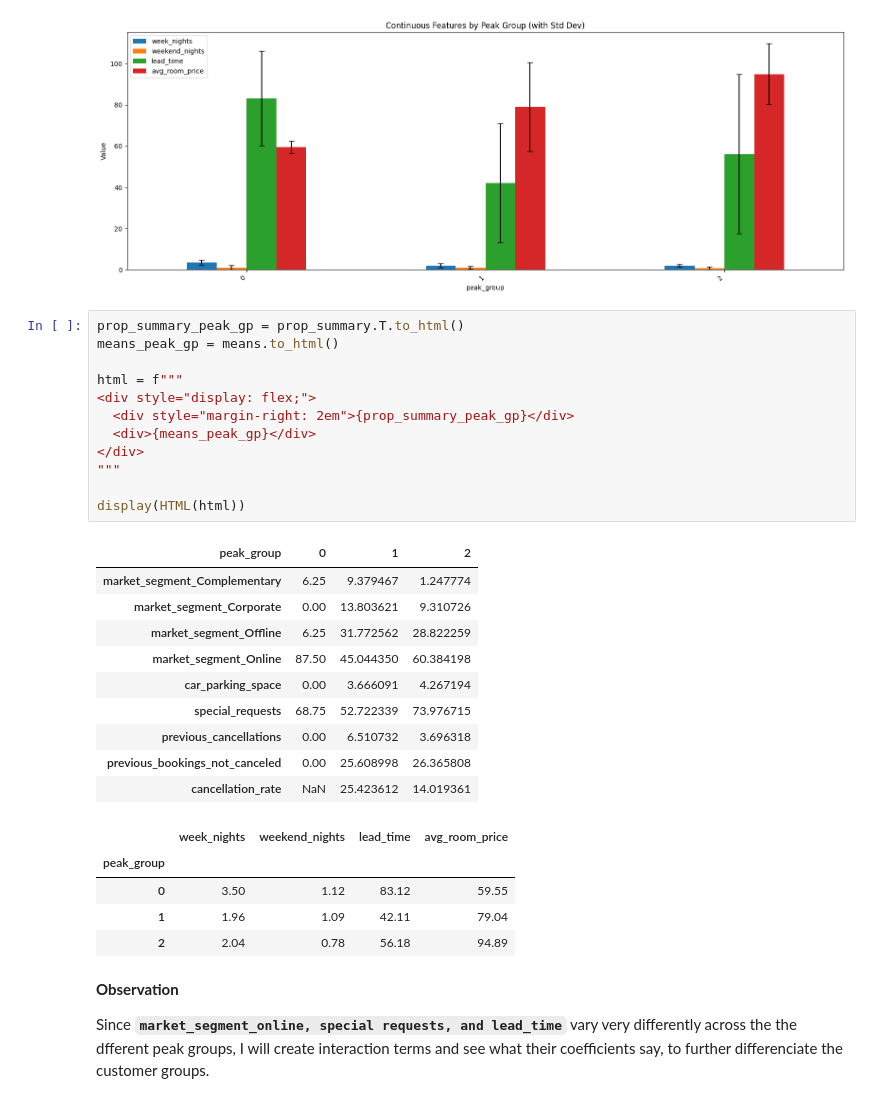
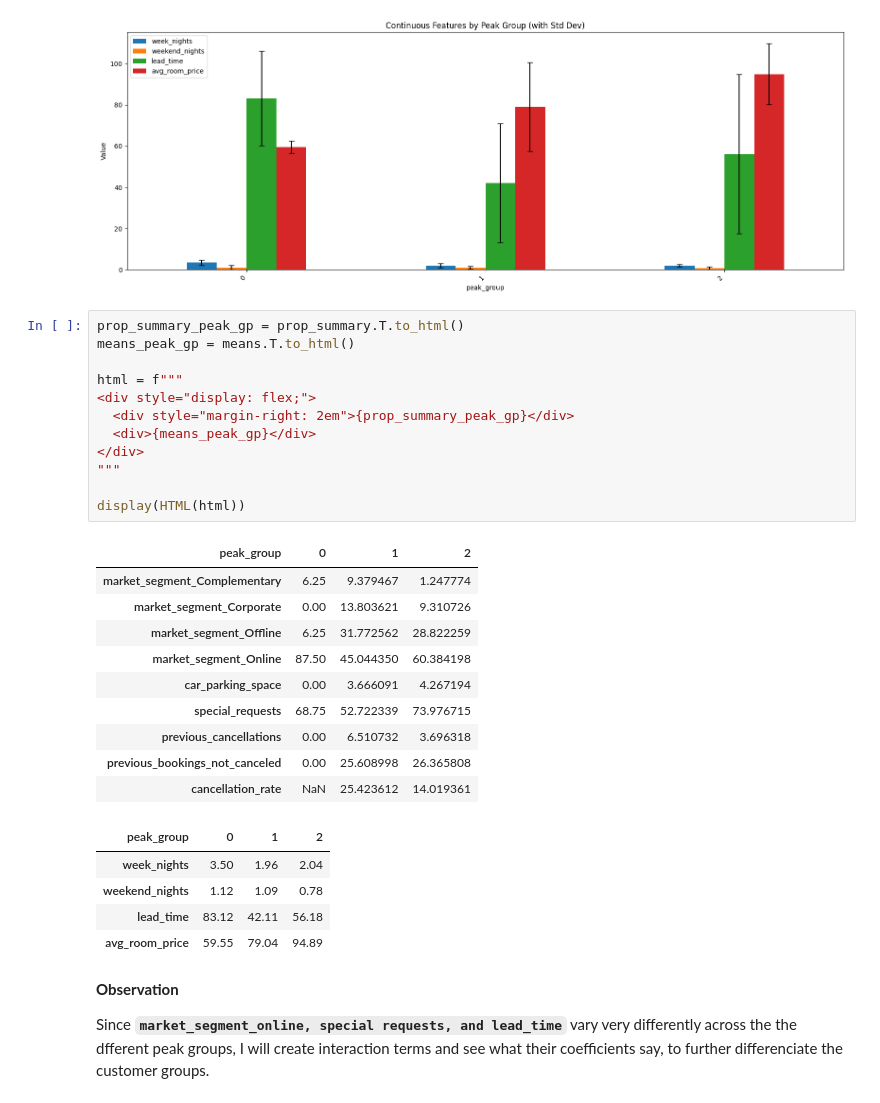
Before and after one commit to munas-git/Prophet-Demand-Forecasting-and-Price-Optimisation, a Jupyter notebook: analysis.ipynb, the cells around one changed output. Saved outputs shown, nothing was run; the diff lists cells and outputs as text.

```diff
--- a/analysis.ipynb
+++ b/analysis.ipynb
@@ -896,32 +973,32 @@ plt.show()
 [figure]
 # %%
 prop_summary_peak_gp = prop_summary.T.to_html()
-means_peak_gp = means.to_html()
+means_peak_gp = means.T.to_html()
 
 html = f"""
 <div style="display: flex;">
   <div style="margin-right: 2em">{prop_summary_peak_gp}</div>
   <div>{means_peak_gp}</div>
 </div>
 """
 
 display(HTML(html))
 # %% [output]
 | peak_group | 0 | 1 | 2 |
 | market_segment_Complementary | 6.25 | 9.379467 | 1.247774 |
 | market_segment_Corporate | 0.00 | 13.803621 | 9.310726 |
 | market_segment_Offline | 6.25 | 31.772562 | 28.822259 |
 | market_segment_Online | 87.50 | 45.044350 | 60.384198 |
 | car_parking_space | 0.00 | 3.666091 | 4.267194 |
 | special_requests | 68.75 | 52.722339 | 73.976715 |
 | previous_cancellations | 0.00 | 6.510732 | 3.696318 |
 | previous_bookings_not_canceled | 0.00 | 25.608998 | 26.365808 |
 | cancellation_rate | NaN | 25.423612 | 14.019361 |
-|  | week_nights | weekend_nights | lead_time | avg_room_price |
-| peak_group |  |  |  |  |
-| 0 | 3.50 | 1.12 | 83.12 | 59.55 |
-| 1 | 1.96 | 1.09 | 42.11 | 79.04 |
-| 2 | 2.04 | 0.78 | 56.18 | 94.89 |
+| peak_group | 0 | 1 | 2 |
+| week_nights | 3.50 | 1.96 | 2.04 |
+| weekend_nights | 1.12 | 1.09 | 0.78 |
+| lead_time | 83.12 | 42.11 | 56.18 |
+| avg_room_price | 59.55 | 79.04 | 94.89 |
 # %% [markdown]
 **Observation**
 
```
Also changed, not shown: parts of 33 cells of this notebook.
